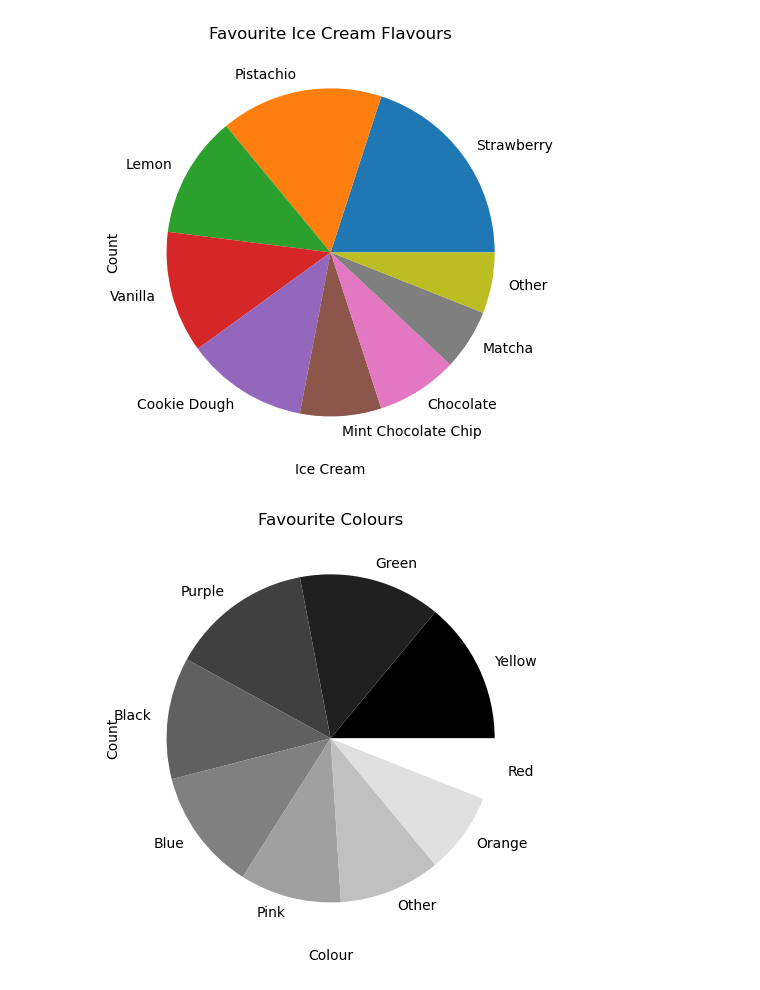
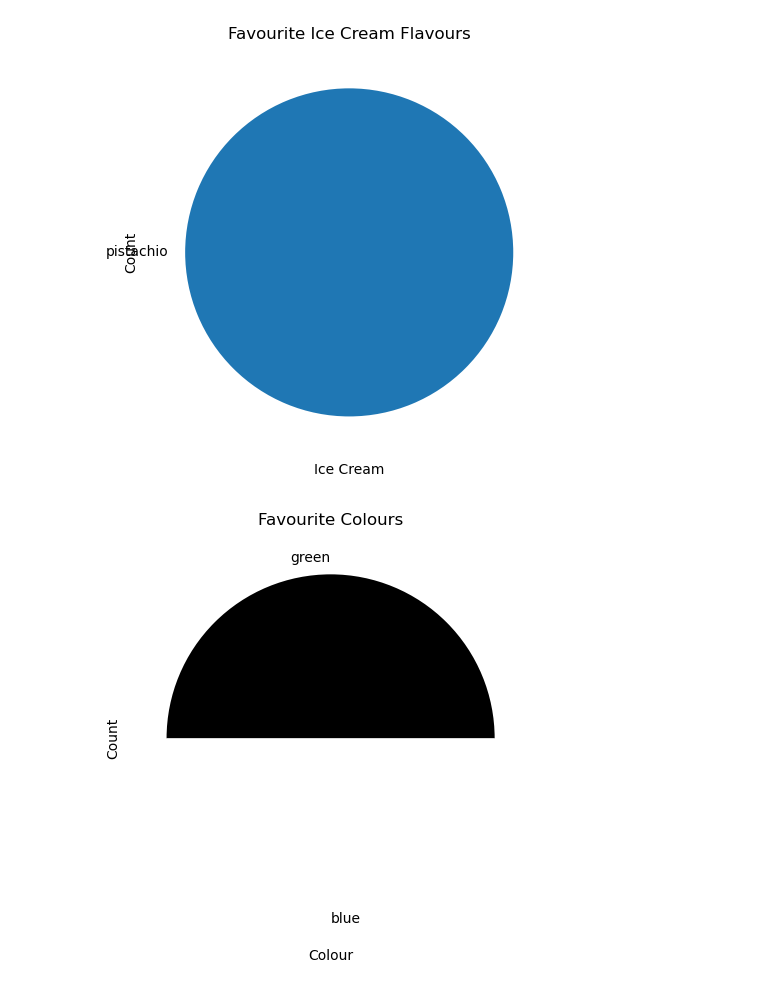
Before and after one commit to TIL6022-Python-Programming/lab7-together, a Jupyter notebook: lab7_3.ipynb, the cells around one changed output. Drawn from its saved outputs; the diff is of its cells as text; code cells hidden in the pictures.

```diff
--- a/lab7_3.ipynb
+++ b/lab7_3.ipynb
@@ -17,36 +17,38 @@ import pandas as pd
 import matplotlib.pyplot as plt
 
 # Load dataset
-data = pd.read_csv("expanded_dataset.csv")
+data = pd.read_csv("icecream.csv")
+
+data["Height (cm)"] = pd.to_numeric(data["Height (cm)"], errors="coerce")
 
 # Plot icecream
 plt.figure()
 data["Favourite Ice Cream"].value_counts().plot(kind="pie")
 plt.title("Favourite Ice Cream Flavours")
 plt.xlabel("Ice Cream")
 plt.ylabel("Count")
 plt.xticks(rotation=45)
 plt.tight_layout()
 plt.show()
 
 # Plot colours
 plt.figure()
 data["Favourite Colour"].value_counts().plot(kind="pie", colormap="grey")
 plt.title("Favourite Colours")
 plt.xlabel("Colour")
 plt.ylabel("Count")
 plt.xticks(rotation=45)
 plt.tight_layout()
 plt.show()
 
 # Plot heights
 plt.figure()
 plt.hist(data["Height (cm)"], bins=10, edgecolor="black")
 plt.title("Height Distribution")
 plt.xlabel("Height (cm)")
 plt.ylabel("Frequency")
 plt.tight_layout()
 plt.show()
 # %% [output]
-[figure, old version]
+[figure, new version]
-[figure, old version]
+[figure, new version]
```
Also changed, not shown: parts of 3 cells of this notebook, 1 other file.
